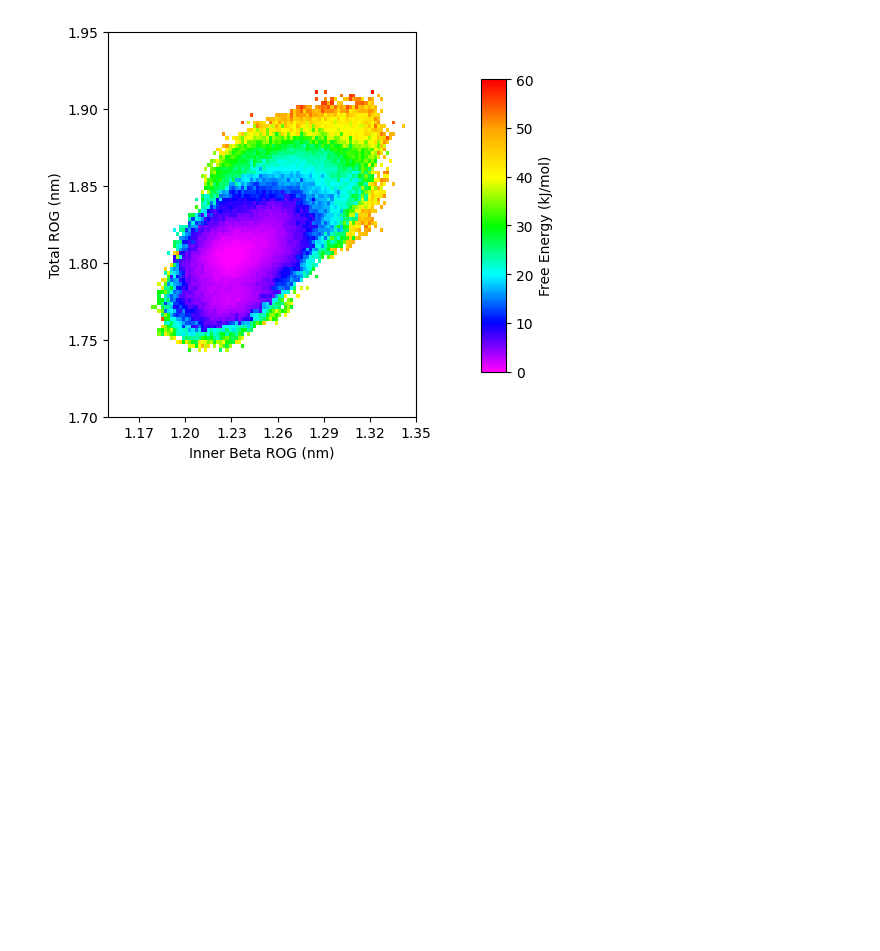
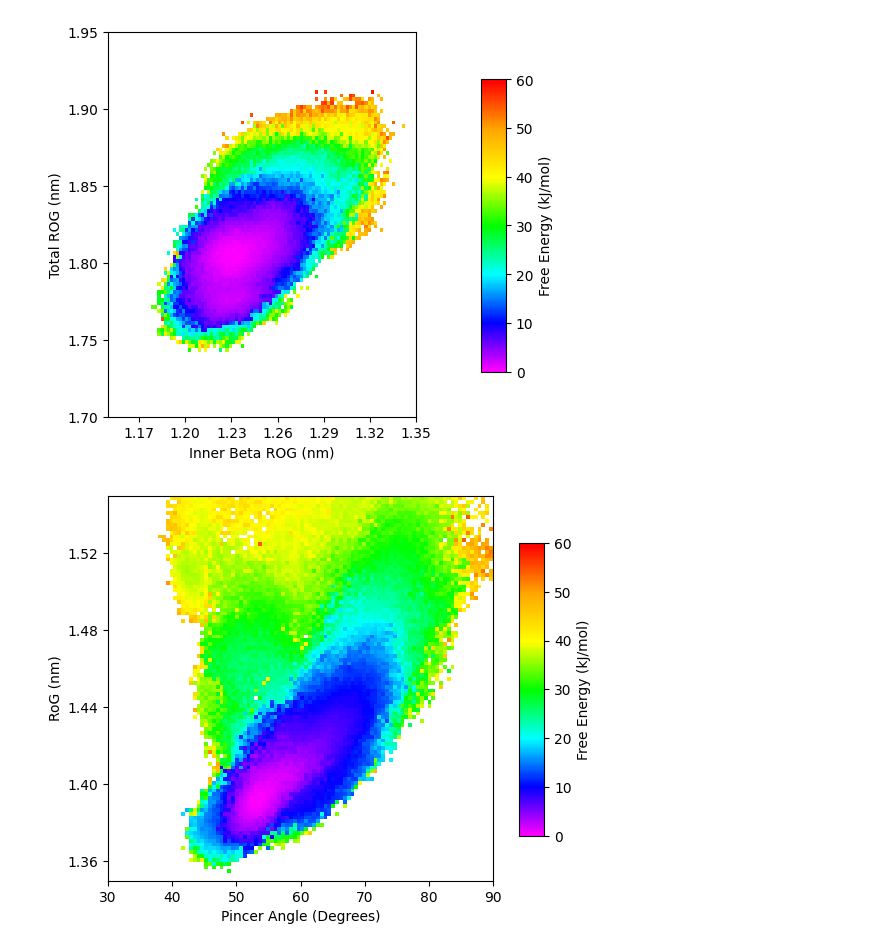
Before and after one commit to masauer2/FMA_Plots, a Jupyter notebook: scripts/plot_FES.ipynb, the cells around one changed output. Drawn from its saved outputs; the diff is of its cells as text; code cells hidden in the pictures; blank space fills up the shorter version.

```diff
--- a/scripts/plot_FES.ipynb
+++ b/scripts/plot_FES.ipynb
@@ -16,3 +16,20 @@ probability, free_energy = Fes.get_probability(histograms, 20)
 Fes.plot_FES(free_energy, histograms, "Inner Beta ROG (nm)", "Total ROG (nm)")
 # %% [output]
 [figure]
+# %%
+from FMAPlots.colors import Colors
+from FMAPlots.fes import Fes
+workingDir = "/scratch/masauer2/FRESEANCOARSE/scripts/REPLICAS/HEWL_amber99sb-weighted/"
+subWorkingDir = "07-reweight"
+fName = "plumed-reweight-CV.out"
+
+cv_x, cv_y, weights = Fes.import_data(workingDir, subWorkingDir, fName, 20, replist=[2,9,16])
+# %%
+xmin, xmax, ymin, ymax = 30, 90, 1.35, 1.55
+histograms = Fes.get_histograms(cv_x, cv_y, weights, xmin, xmax, ymin, ymax, 180/3.14, 1, binx = 100, biny = 100)
+
+probability, free_energy = Fes.get_probability(histograms, 3)
+# %%
+Fes.plot_FES(free_energy, histograms, "Pincer Angle (Degrees)", "RoG (nm)")
+# %% [output]
+[figure, added]
```
Also changed, not shown: parts of 3 cells of this notebook, 1 other file.
